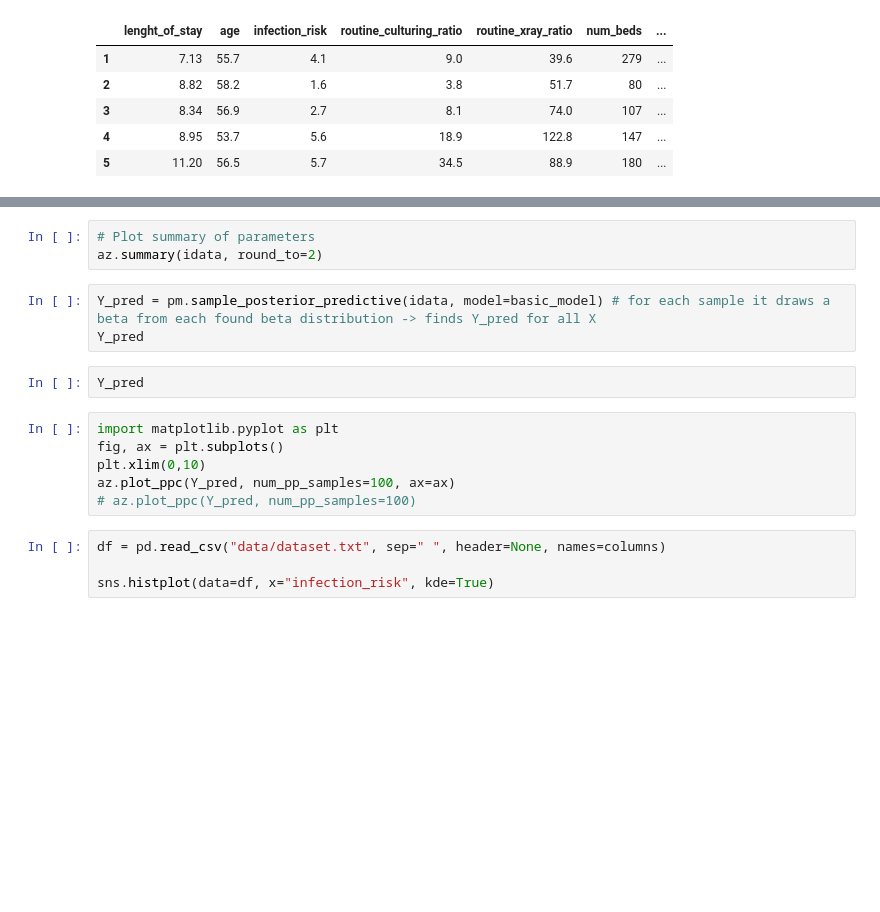
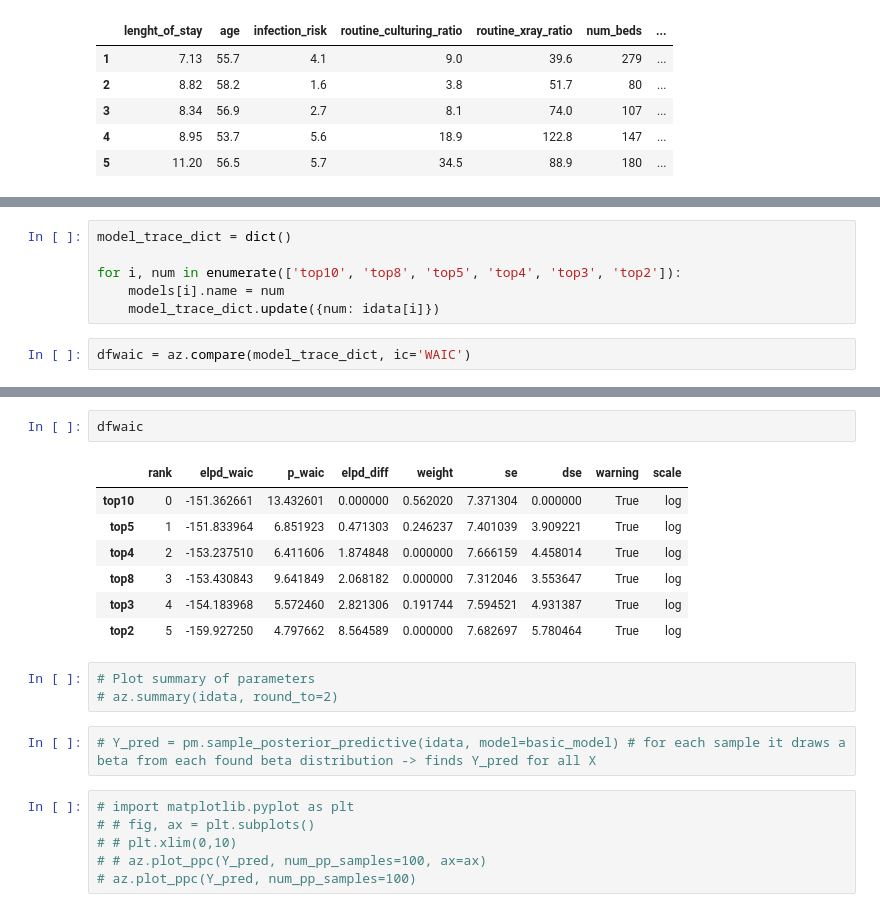
Before and after one commit to DaviGiordano/modeling-risk-infection, a Jupyter notebook: mcmc_with_metropolis_hastings.ipynb, the cells around one changed output, grey strips where cells are left out. Drawn from its saved outputs; the diff is of its cells as text; blank space fills up the shorter version.

```diff
--- a/mcmc_with_metropolis_hastings.ipynb
+++ b/mcmc_with_metropolis_hastings.ipynb
@@ -127,0 +165,8 @@ az.plot_forest(idata, var_names=["beta"], combined=True, hdi_prob=0.95, r_hat=Tr
+# %%
+model_trace_dict = dict()
+
+for i, num in enumerate(['top10', 'top8', 'top5', 'top4', 'top3', 'top2']):
+    models[i].name = num
+    model_trace_dict.update({num: idata[i]})
+# %%
+dfwaic = az.compare(model_trace_dict, ic='WAIC')
@@ -128,18 +186,21 @@ az.plot_forest(idata, var_names=["beta"], combined=True, hdi_prob=0.95, r_hat=Tr
+# %%
+dfwaic
+# %% [output]
+|  | rank | elpd_waic | p_waic | elpd_diff | weight | se | dse | warning | scale |
+| top10 | 0 | -151.362661 | 13.432601 | 0.000000 | 0.562020 | 7.371304 | 0.000000 | True | log |
+| top5 | 1 | -151.833964 | 6.851923 | 0.471303 | 0.246237 | 7.401039 | 3.909221 | True | log |
+| top4 | 2 | -153.237510 | 6.411606 | 1.874848 | 0.000000 | 7.666159 | 4.458014 | True | log |
+| top8 | 3 | -153.430843 | 9.641849 | 2.068182 | 0.000000 | 7.312046 | 3.553647 | True | log |
+| top3 | 4 | -154.183968 | 5.572460 | 2.821306 | 0.191744 | 7.594521 | 4.931387 | True | log |
+| top2 | 5 | -159.927250 | 4.797662 | 8.564589 | 0.000000 | 7.682697 | 5.780464 | True | log |
 # %%
 # Plot summary of parameters
-az.summary(idata, round_to=2)
+# az.summary(idata, round_to=2)
 # %%
-Y_pred = pm.sample_posterior_predictive(idata, model=basic_model) # for each sample it draws a beta from each found beta distribution -> finds Y_pred for all X
-Y_pred
+# Y_pred = pm.sample_posterior_predictive(idata, model=basic_model) # for each sample it draws a beta from each found beta distribution -> finds Y_pred for all X
-# %%
-Y_pred
 # %%
-import matplotlib.pyplot as plt
-fig, ax = plt.subplots()
-plt.xlim(0,10)
-az.plot_ppc(Y_pred, num_pp_samples=100, ax=ax)
+# import matplotlib.pyplot as plt
+# # fig, ax = plt.subplots()
+# # plt.xlim(0,10)
+# # az.plot_ppc(Y_pred, num_pp_samples=100, ax=ax)
 # az.plot_ppc(Y_pred, num_pp_samples=100)
-# %%
-df = pd.read_csv("data/dataset.txt", sep=" ", header=None, names=columns)
-
-sns.histplot(data=df, x="infection_risk", kde=True)
```
Also changed, not shown: parts of 21 cells of this notebook.
